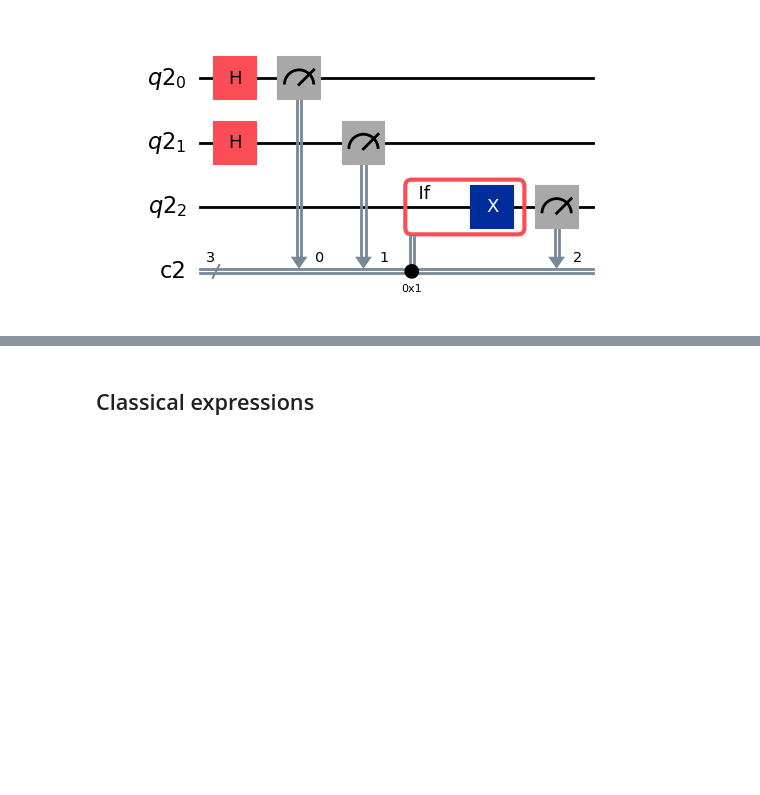
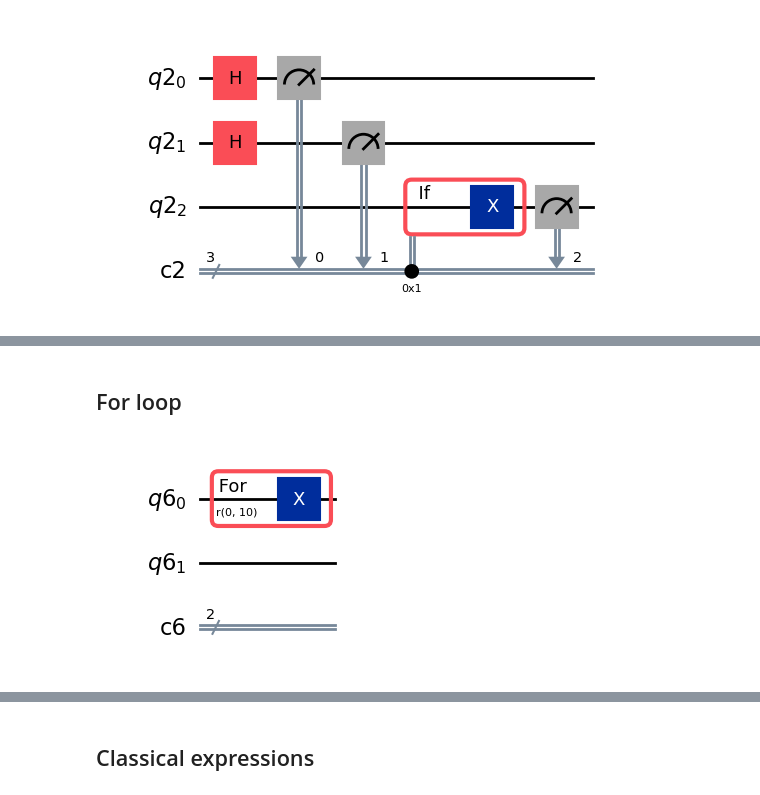
Before and after one commit to NoniaVS/QiskitV2Cert, a Jupyter notebook: 3CreateQuantumCircuits/3ClassicalFeedforwardAndControlFlow.ipynb, the cells around one changed output, grey strips where cells are left out. Drawn from its saved outputs; the diff is of its cells as text; code cells hidden in the pictures; blank space fills up the shorter version.

```diff
--- a/3CreateQuantumCircuits/3ClassicalFeedforwardAndControlFlow.ipynb
+++ b/3CreateQuantumCircuits/3ClassicalFeedforwardAndControlFlow.ipynb
@@ -78,0 +99,14 @@ circuit.draw("mpl")
+# %% [markdown]
+## For loop
+# %%
+qubits = QuantumRegister(2)
+clbits = ClassicalRegister(2)
+circuit = QuantumCircuit(qubits, clbits)
+(q0,q1) = qubits
+(c0, c1) = clbits
+
+with circuit.for_loop(range(10)) as _:
+    circuit.x(q0)
+circuit.draw('mpl')
+# %% [output]
+[figure, added]
```
Also changed, not shown: parts of 4 cells of this notebook, 9 other files.
